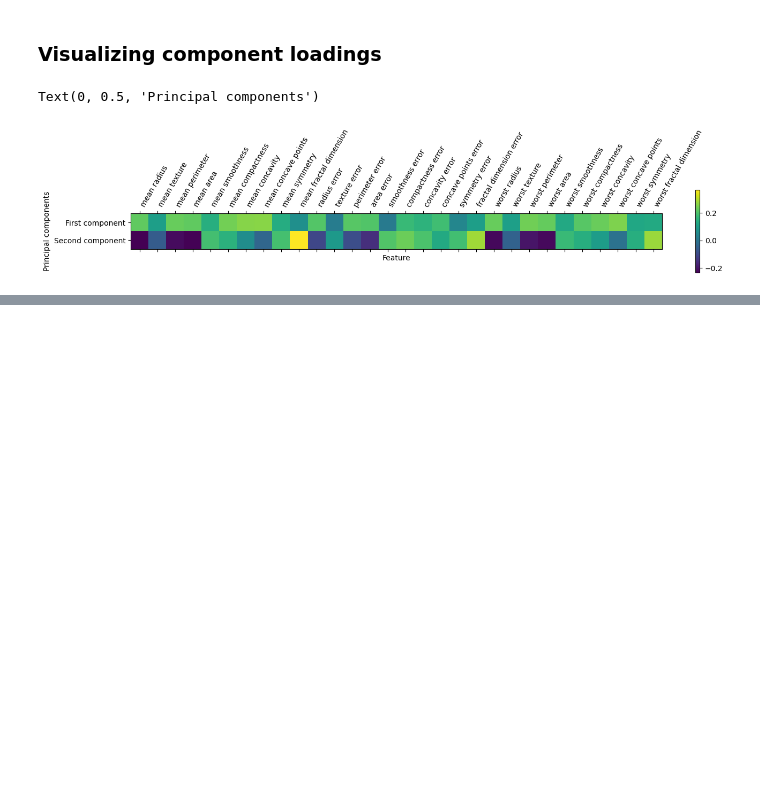
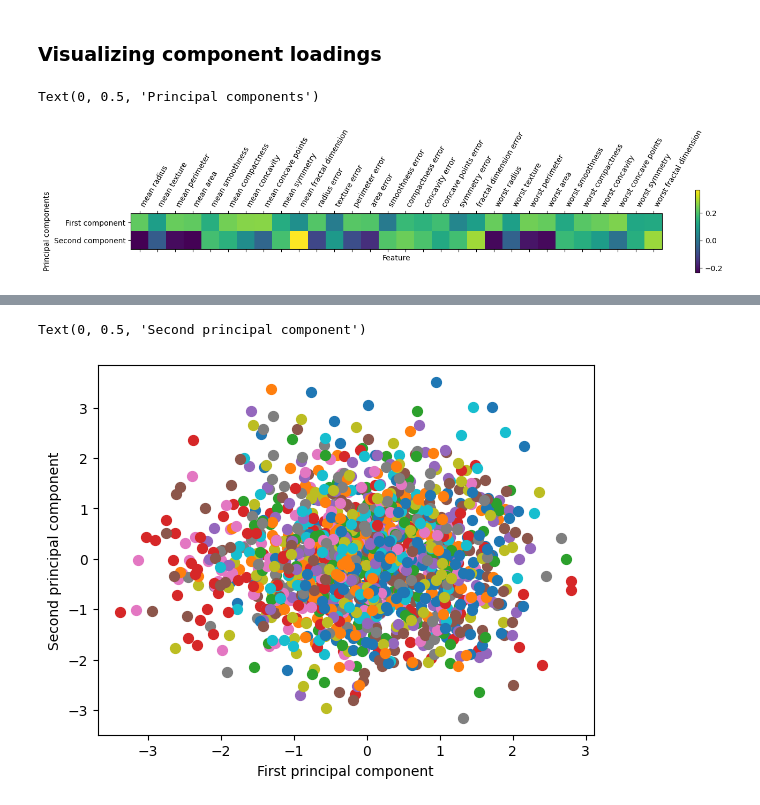
Before and after one commit to abhaykukade/ml_model_evaluation, a Jupyter notebook: unsupervised.ipynb, the cells around one changed output, grey strips where cells are left out. Cells and saved outputs as stored; diff of their text form; code cells hidden in the pictures; blank space fills up the shorter version.

```diff
--- a/unsupervised.ipynb
+++ b/unsupervised.ipynb
@@ -149,0 +285,7 @@ Text(0, 0.5, 'Principal components')
+# %%
+plot_scatter_pca(X_train_pca[:, :2], y_train)
+plt.xlabel("First principal component")
+plt.ylabel("Second principal component")
+# %% [output]
+Text(0, 0.5, 'Second principal component')
+[figure, added]
```
Also changed, not shown: parts of 49 cells of this notebook.
